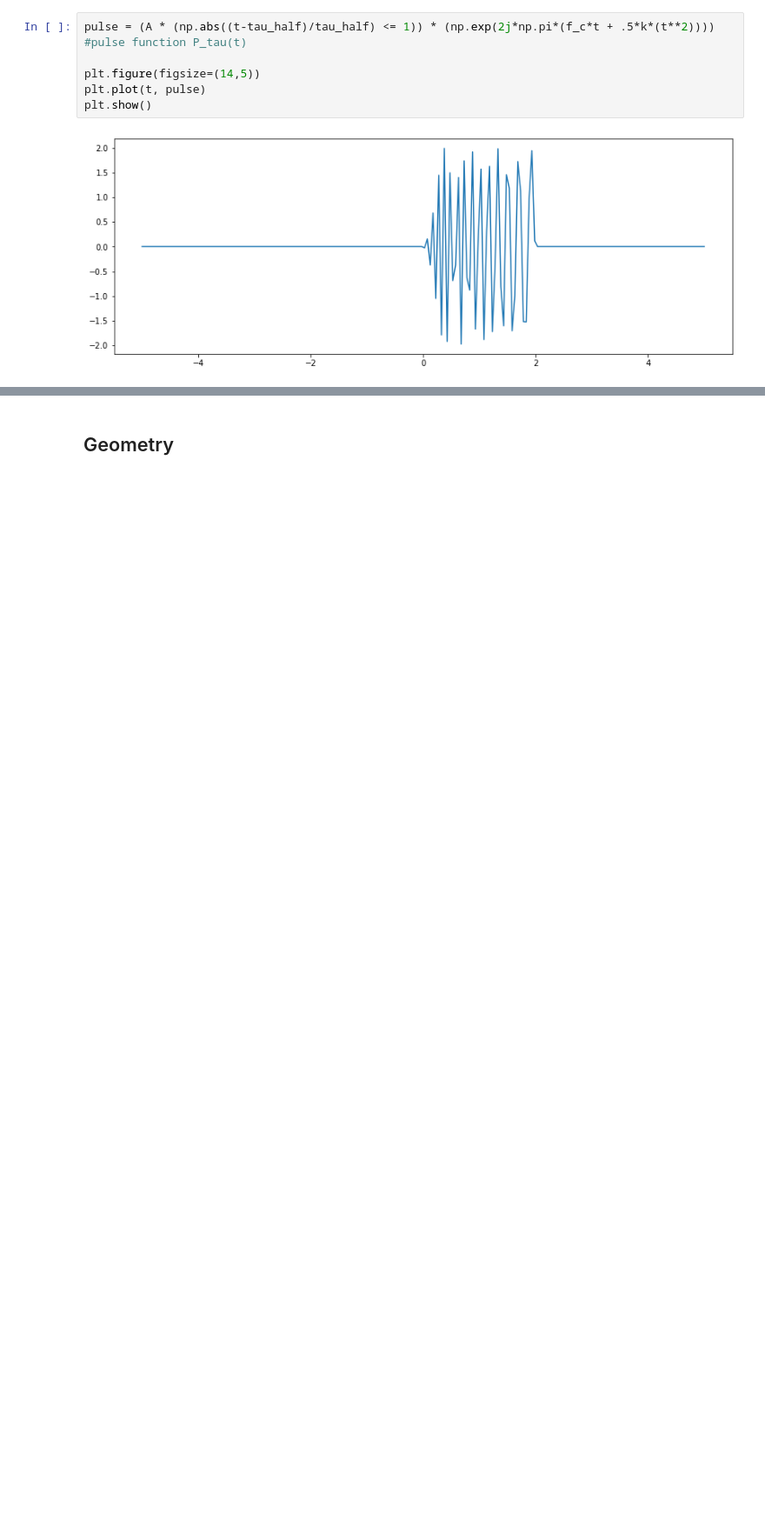
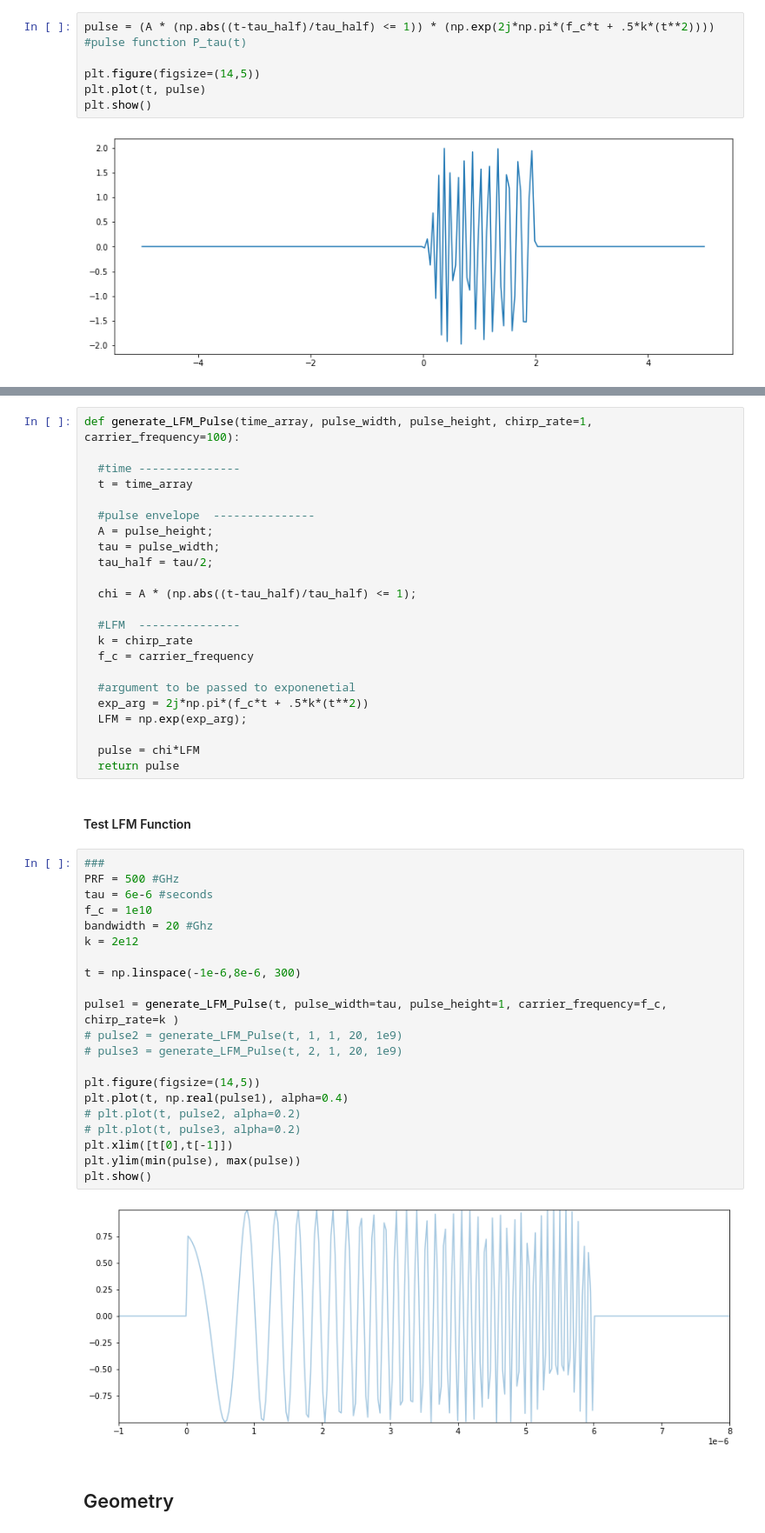
Before and after one commit to psukphranee/Python, a Jupyter notebook: SAR_scratch.ipynb, the cells around one changed output, grey strips where cells are left out. Shown: that part at 87% size. Drawn from its saved outputs; the diff is of its cells as text; blank space fills up the shorter version.

```diff
--- a/SAR_scratch.ipynb
+++ b/SAR_scratch.ipynb
@@ -109,3 +111,51 @@ plt.show()
+# %%
+def generate_LFM_Pulse(time_array, pulse_width, pulse_height, chirp_rate=1, carrier_frequency=100):
+
+  #time ---------------
+  t = time_array
+
+  #pulse envelope  ---------------
+  A = pulse_height;
+  tau = pulse_width;
+  tau_half = tau/2;
+
+  chi = A * (np.abs((t-tau_half)/tau_half) <= 1);
+
+  #LFM  ---------------
+  k = chirp_rate
+  f_c = carrier_frequency
+
+  #argument to be passed to exponenetial
+  exp_arg = 2j*np.pi*(f_c*t + .5*k*(t**2))
+  LFM = np.exp(exp_arg);
+
+  pulse = chi*LFM
+  return pulse
+# %% [markdown]
+#### Test LFM Function
+# %%
+###
+PRF = 500 #GHz
+tau = 6e-6 #seconds
+f_c = 1e10
+bandwidth = 20 #Ghz
+k = 2e12
+
+t = np.linspace(-1e-6,8e-6, 300)
+
+pulse1 = generate_LFM_Pulse(t, pulse_width=tau, pulse_height=1, carrier_frequency=f_c, chirp_rate=k )
+# pulse2 = generate_LFM_Pulse(t, 1, 1, 20, 1e9)
+# pulse3 = generate_LFM_Pulse(t, 2, 1, 20, 1e9)
+
+plt.figure(figsize=(14,5))
+plt.plot(t, np.real(pulse1), alpha=0.4)
+# plt.plot(t, pulse2, alpha=0.2)
+# plt.plot(t, pulse3, alpha=0.2)
+plt.xlim([t[0],t[-1]])
+plt.ylim(min(pulse), max(pulse))
+plt.show()
+# %% [output]
+[figure, added]
 # %% [markdown]
 ## Geometry
 # %%
```
Also changed, not shown: parts of 16 cells of this notebook.
